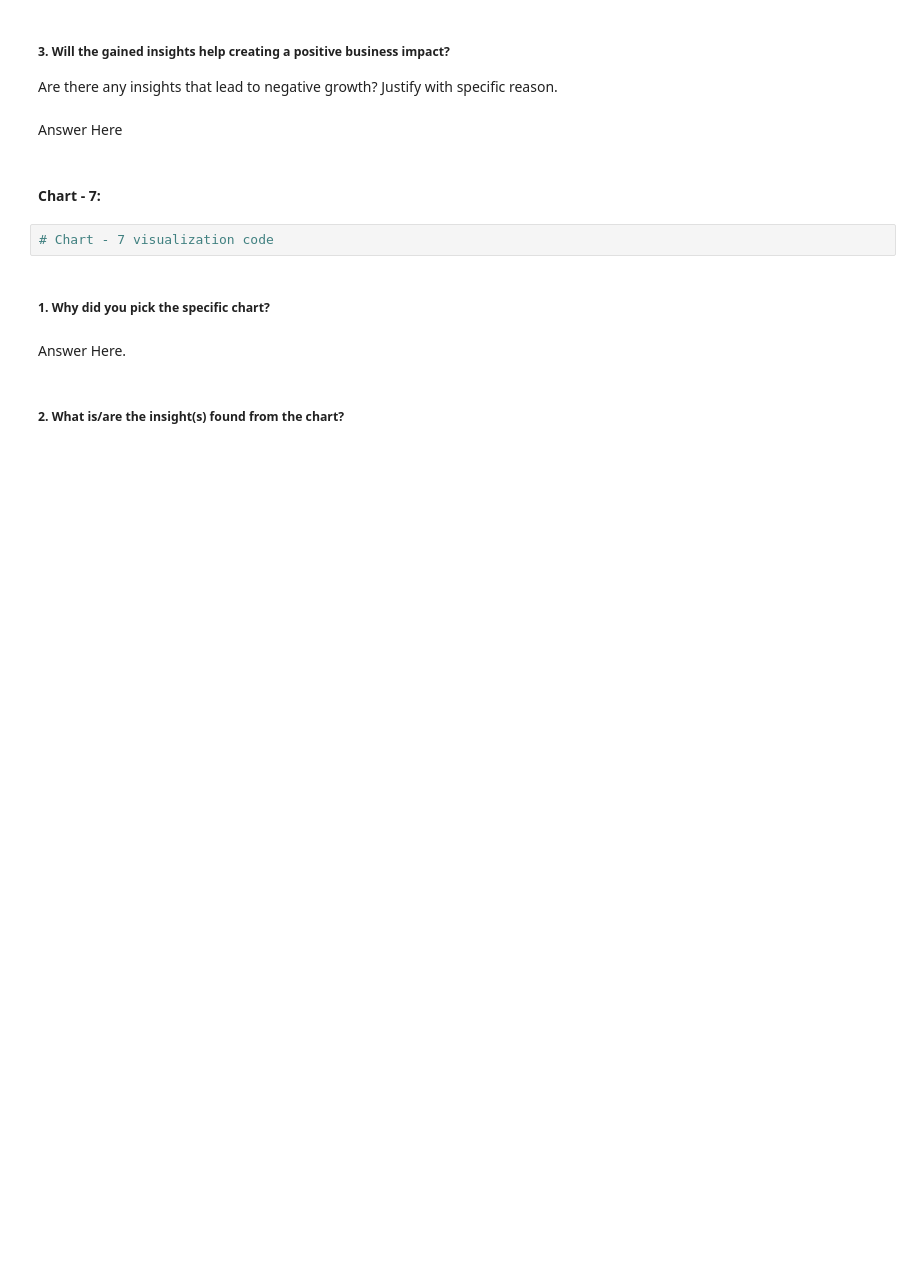
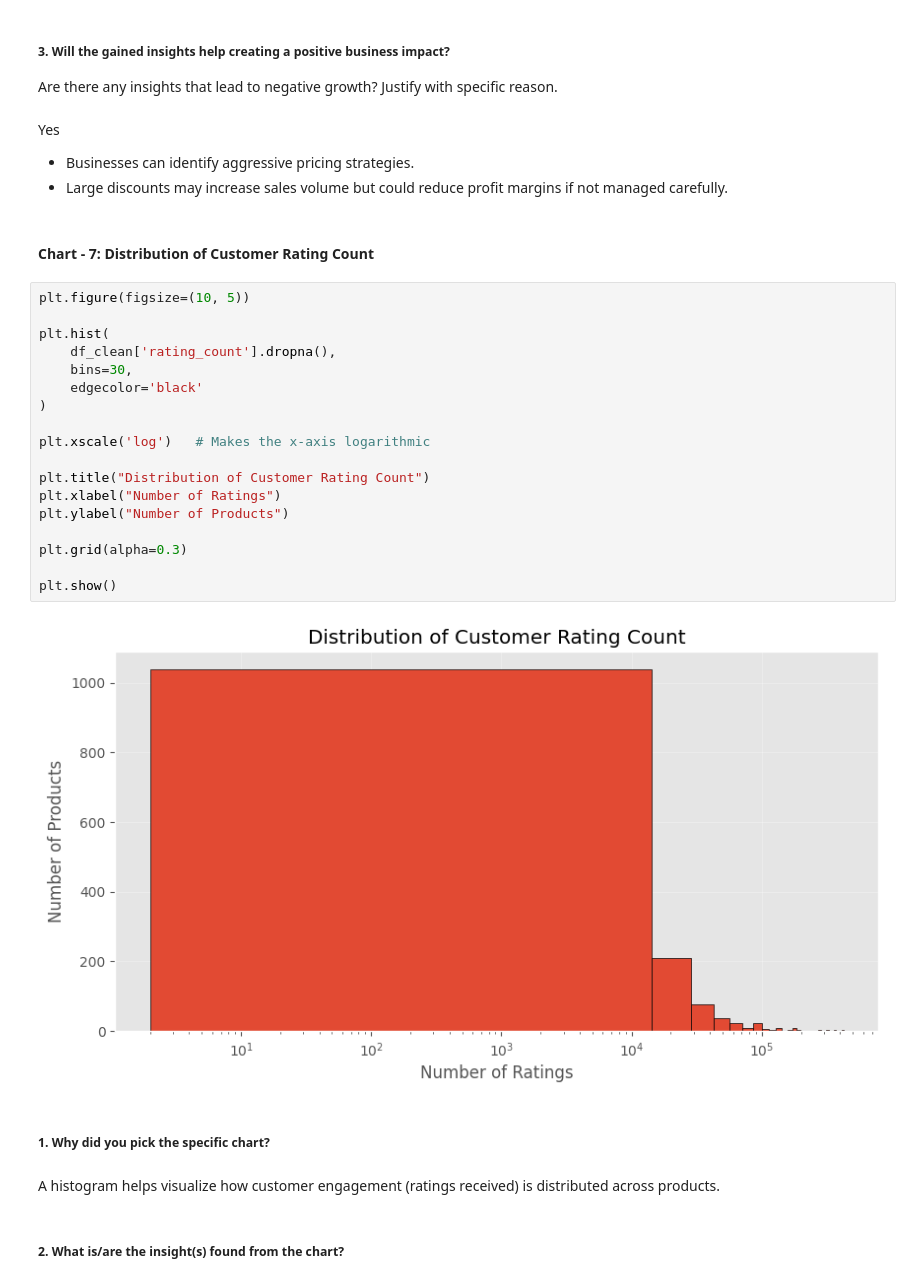
Before and after one commit to ArpitaGuniyal/Amazon-Sales-EDA, a Jupyter notebook: amazon_sales_eda.ipynb, the cells around one changed output. Cells and saved outputs as stored; diff of their text form; blank space fills up the shorter version.

```diff
--- a/amazon_sales_eda.ipynb
+++ b/amazon_sales_eda.ipynb
@@ -576,15 +667,35 @@ Answer Here
 # %% [markdown]
 ##### 3. Will the gained insights help creating a positive business impact?
 Are there any insights that lead to negative growth? Justify with specific reason.
-# %% [markdown]
-Answer Here
+# %% [markdown]
+Yes
+* Businesses can identify aggressive pricing strategies.
+* Large discounts may increase sales volume but could reduce profit margins if not managed carefully.
 # %% [markdown]
-#### Chart - 7:
+#### Chart - 7: Distribution of Customer Rating Count
-# %%
-# Chart - 7 visualization code
+# %%
+plt.figure(figsize=(10, 5))
+
+plt.hist(
+    df_clean['rating_count'].dropna(),
+    bins=30,
+    edgecolor='black'
+)
+
+plt.xscale('log')   # Makes the x-axis logarithmic
+
+plt.title("Distribution of Customer Rating Count")
+plt.xlabel("Number of Ratings")
+plt.ylabel("Number of Products")
+
+plt.grid(alpha=0.3)
+
+plt.show()
+# %% [output]
+[figure, added]
 # %% [markdown]
 ##### 1. Why did you pick the specific chart?
-# %% [markdown]
-Answer Here.
+# %% [markdown]
+A histogram helps visualize how customer engagement (ratings received) is distributed across products.
 # %% [markdown]
 ##### 2. What is/are the insight(s) found from the chart?
```
Also changed, not shown: parts of 44 cells of this notebook.
